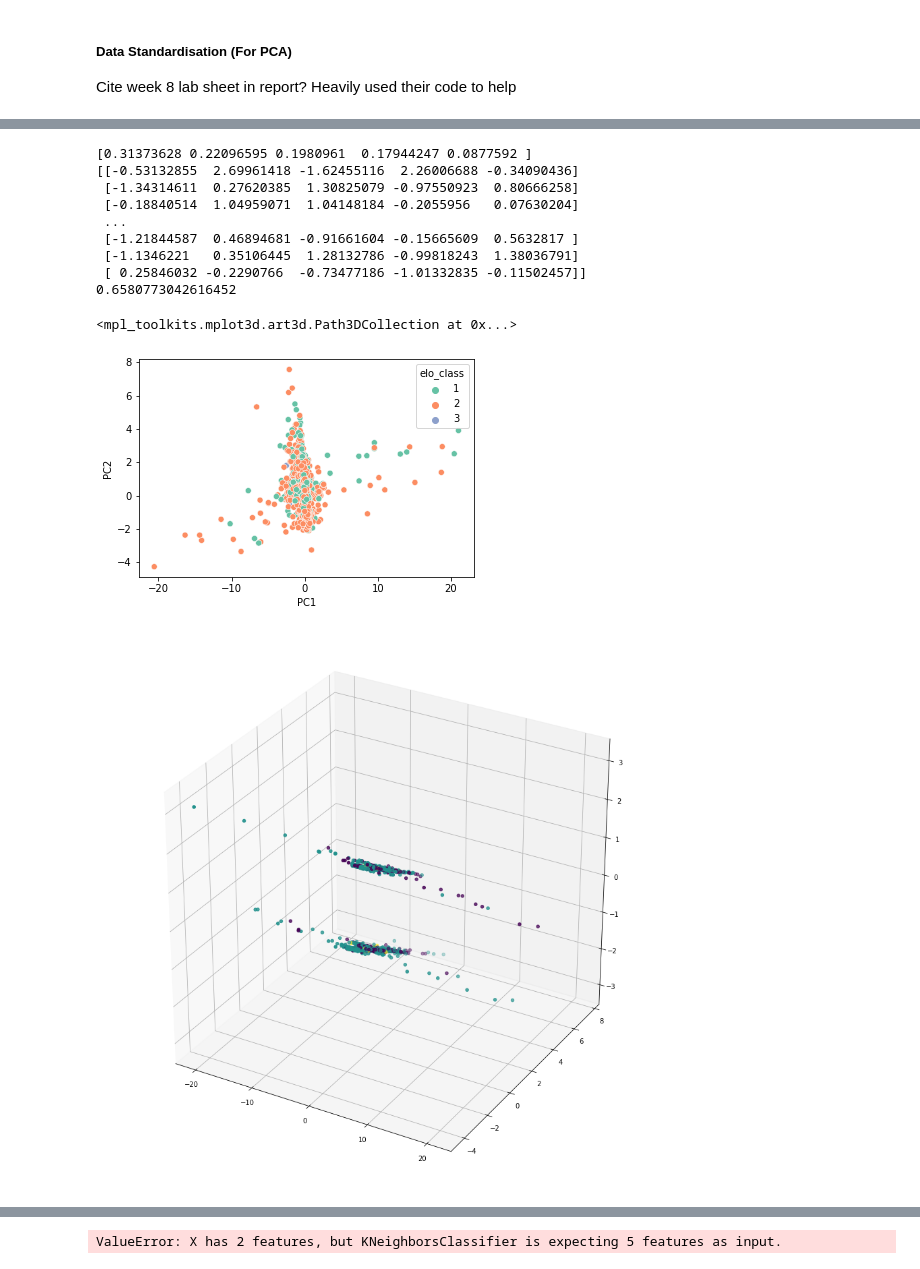
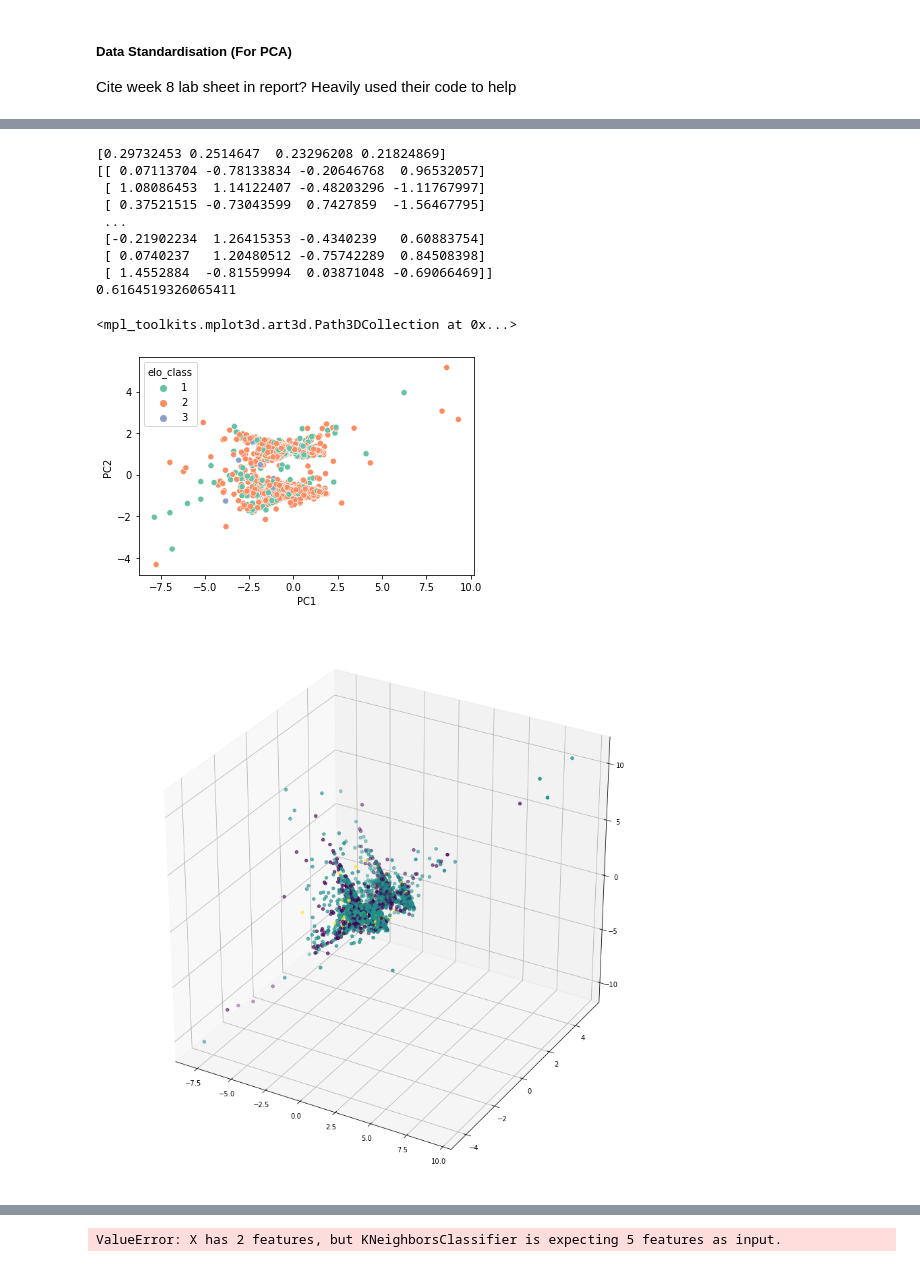
Before and after one commit to leon0241/fds-assignment-3, a Jupyter notebook: assignment-3-Q2.ipynb, the cells around one changed output, grey strips where cells are left out. Cells and saved outputs as stored; diff of their text form; code cells hidden in the pictures.

```diff
--- a/assignment-3-Q2.ipynb
+++ b/assignment-3-Q2.ipynb
@@ -628,16 +628,14 @@ chess_filter['ep_colour'] = chess_filter['ep_colour'].replace({'White':1, 'Black
 chess_filter['rated'] = chess_filter['rated'].replace({True:1, False:0})
 # chess_filter['time_class'] = chess_filter['time_class'].replace({'daily':3, 'rapid':2, 'blitz':1, 'bullet':0})
 
-
-
 # Drop irrelevant columns, and save differently - as a dataframe including the rating and one without
 chess_data_with_elo = chess_filter.drop(['fen', 'pgn', 'move_list', 'rated', 'time_control', 'time_class'], axis=1)
 
-# chess_data_with_elo["eval_diff"] = chess_data_with_elo["state_best"] - chess_data_with_elo["state_ep"]
+chess_data_with_elo["eval_diff"] = chess_data_with_elo["state_ep"] - chess_data_with_elo["state_best"]
 # chess_data_with_elo = chess_data_with_elo.drop(['state_best', 'state_ep'], axis=1)
 
-chess_data_with_elo["diff_with_best"] = chess_data_with_elo["state_best"]
-chess_data_with_elo["diff_with_ep"] = chess_data_with_elo["state_ep"]
+# chess_data_with_elo["diff_with_best"] = chess_data_with_elo["state_best"]
+# chess_data_with_elo["diff_with_ep"] = chess_data_with_elo["state_ep"]
 
 chess_data_with_elo = chess_data_with_elo.drop(['state_best', 'state_ep', 'pre_state', 'white_rating', 'black_rating'], axis=1)
 
@@ -646,5 +644,7 @@ print(chess_data_with_elo.isnull().sum())
 
 print(chess_data_with_elo.head())
 print('\n')
-# print(chess_data_without_elo.head())
+
+
+print(len(chess_data_with_elo[chess_data_with_elo["eval_diff"] < 0]))
 # %% [output]
@@ -703,48 +705,48 @@ scaler.fit(train)
 train = scaler.transform(train)
 test = scaler.transform(test)
 # Make an instance of the pca model
-pca = PCA(n_components=5)
+pca = PCA(n_components=4)
 pca.fit(train)
 print(pca.explained_variance_ratio_)
 
 # Transform images with pca model
 train_result = pca.transform(train)
 test_result = pca.transform(test)
 print(train_result)
 # Make an instance of knn model
 knn = KNeighborsClassifier(7)
 knn.fit(train_result, train_lbl)
 
 # Accuracy of knn test
 accuracy = knn.score(test, test_lbl)
 print(accuracy)
 
 sns.scatterplot(x=train_result[:, 0], y=train_result[:, 1], hue=train_lbl, palette="Set2")
 plt.xlabel('PC1')
 plt.ylabel('PC2')
 
 
 fig = plt.figure(figsize=(15,15))
 ax = fig.add_subplot(111, projection='3d')
 ax.scatter(train_result[:, 0], train_result[:, 1], train_result[:, 2], c=train_lbl)
 
 # test.drop("time_class")
 # print(train.dtypes)
 # print()
 # print(test.dtypes)
 # %% [output]
-[0.31373628 0.22096595 0.1980961  0.17944247 0.0877592 ]
-[[-0.53132855  2.69961418 -1.62455116  2.26006688 -0.34090436]
- [-1.34314611  0.27620385  1.30825079 -0.97550923  0.80666258]
- [-0.18840514  1.04959071  1.04148184 -0.2055956   0.07630204]
+[0.29732453 0.2514647  0.23296208 0.21824869]
+[[ 0.07113704 -0.78133834 -0.20646768  0.96532057]
+ [ 1.08086453  1.14122407 -0.48203296 -1.11767997]
+ [ 0.37521515 -0.73043599  0.7427859  -1.56467795]
  ...
- [-1.21844587  0.46894681 -0.91661604 -0.15665609  0.5632817 ]
- [-1.1346221   0.35106445  1.28132786 -0.99818243  1.38036791]
- [ 0.25846032 -0.2290766  -0.73477186 -1.01332835 -0.11502457]]
-0.6580773042616452
+ [-0.21902234  1.26415353 -0.4340239   0.60883754]
+ [ 0.0740237   1.20480512 -0.75742289  0.84508398]
+ [ 1.4552884  -0.81559994  0.03871048 -0.69066469]]
+0.6164519326065411
 <mpl_toolkits.mplot3d.art3d.Path3DCollection at 0x...>
-[figure, old version]
+[figure, new version]
-[figure, old version]
+[figure, new version]
 # %%
 PC_values = np.arange(pca.n_components_) + 1
 plt.plot(PC_values, pca.explained_variance_ratio_, 'o-', linewidth=2, color='blue')
```
Also changed, not shown: parts of 4 cells of this notebook.
